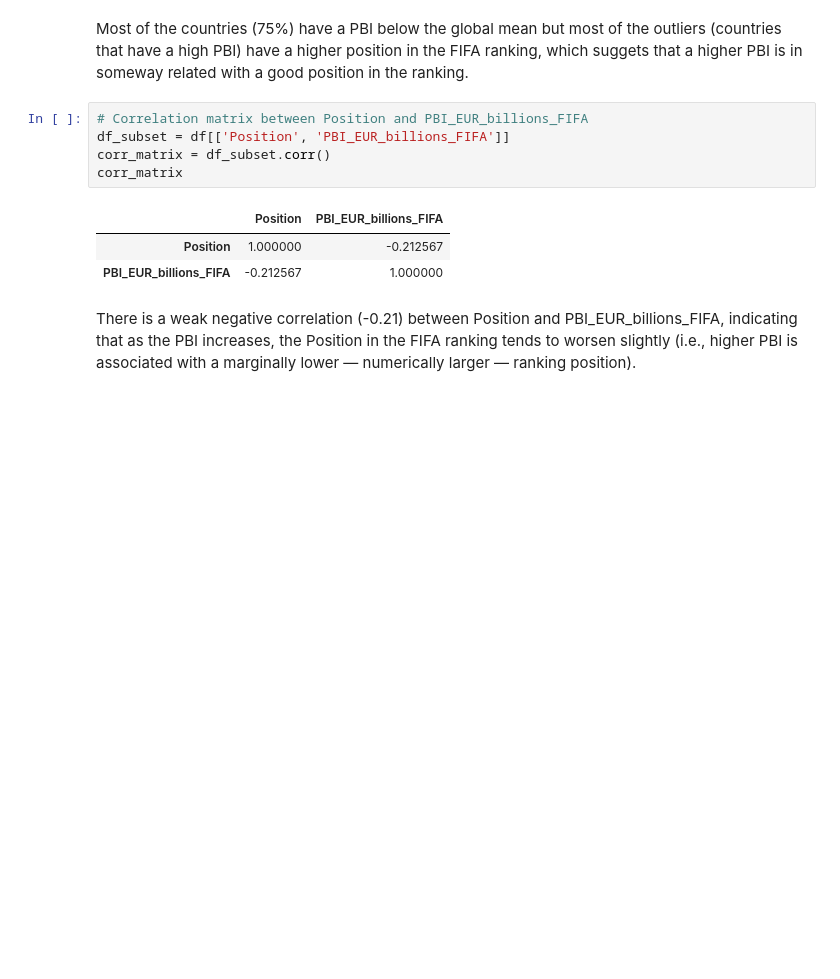
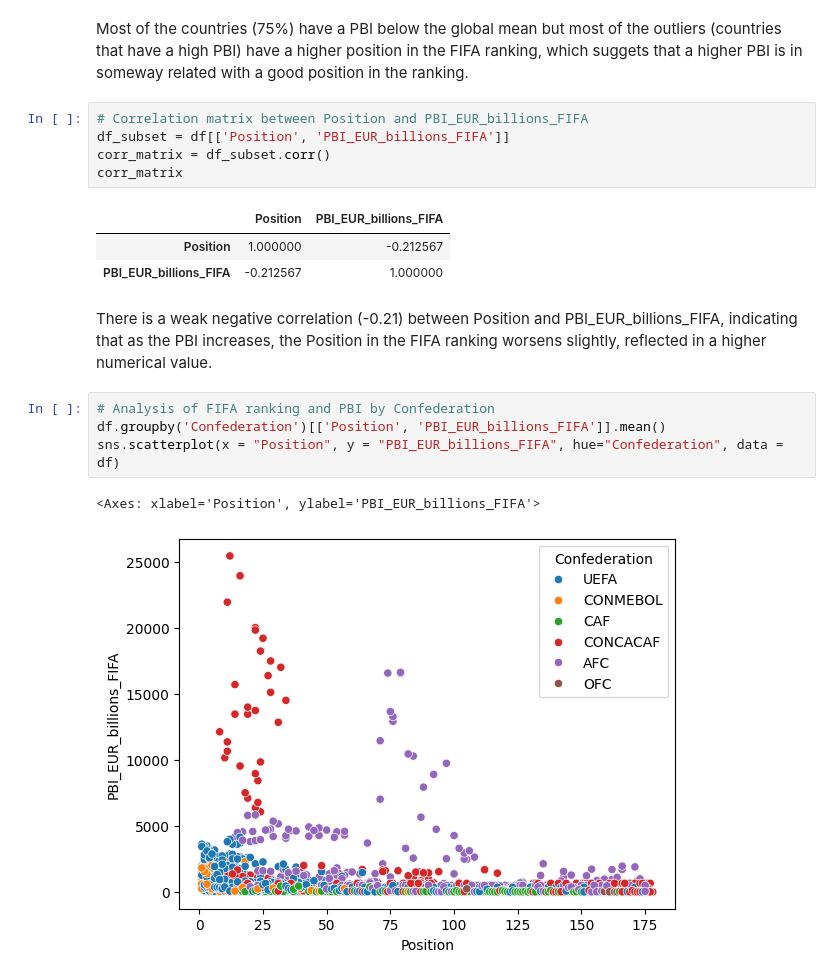
Before and after one commit to gcastellano3/data_wrangling_retrieval_project, a Jupyter notebook: fifa_vs_pib.ipynb, the cells around one changed output. Saved outputs shown, nothing was run; the diff lists cells and outputs as text; blank space fills up the shorter version.

```diff
--- a/fifa_vs_pib.ipynb
+++ b/fifa_vs_pib.ipynb
@@ -102,4 +102,11 @@ corr_matrix
 | Position | 1.000000 | -0.212567 |
 | PBI_EUR_billions_FIFA | -0.212567 | 1.000000 |
 # %% [markdown]
-There is a weak negative correlation (-0.21) between Position and PBI_EUR_billions_FIFA, indicating that as the PBI increases, the Position in the FIFA ranking tends to worsen slightly (i.e., higher PBI is associated with a marginally lower — numerically larger — ranking position).
+There is a weak negative correlation (-0.21) between Position and PBI_EUR_billions_FIFA, indicating that as the PBI increases, the Position in the FIFA ranking worsens slightly, reflected in a higher numerical value.
+# %%
+# Analysis of FIFA ranking and PBI by Confederation
+df.groupby('Confederation')[['Position', 'PBI_EUR_billions_FIFA']].mean()
+sns.scatterplot(x = "Position", y = "PBI_EUR_billions_FIFA", hue="Confederation", data = df)
+# %% [output]
+<Axes: xlabel='Position', ylabel='PBI_EUR_billions_FIFA'>
+[figure, added]
```
Also changed, not shown: parts of 1 cell of this notebook, 1 other file.
